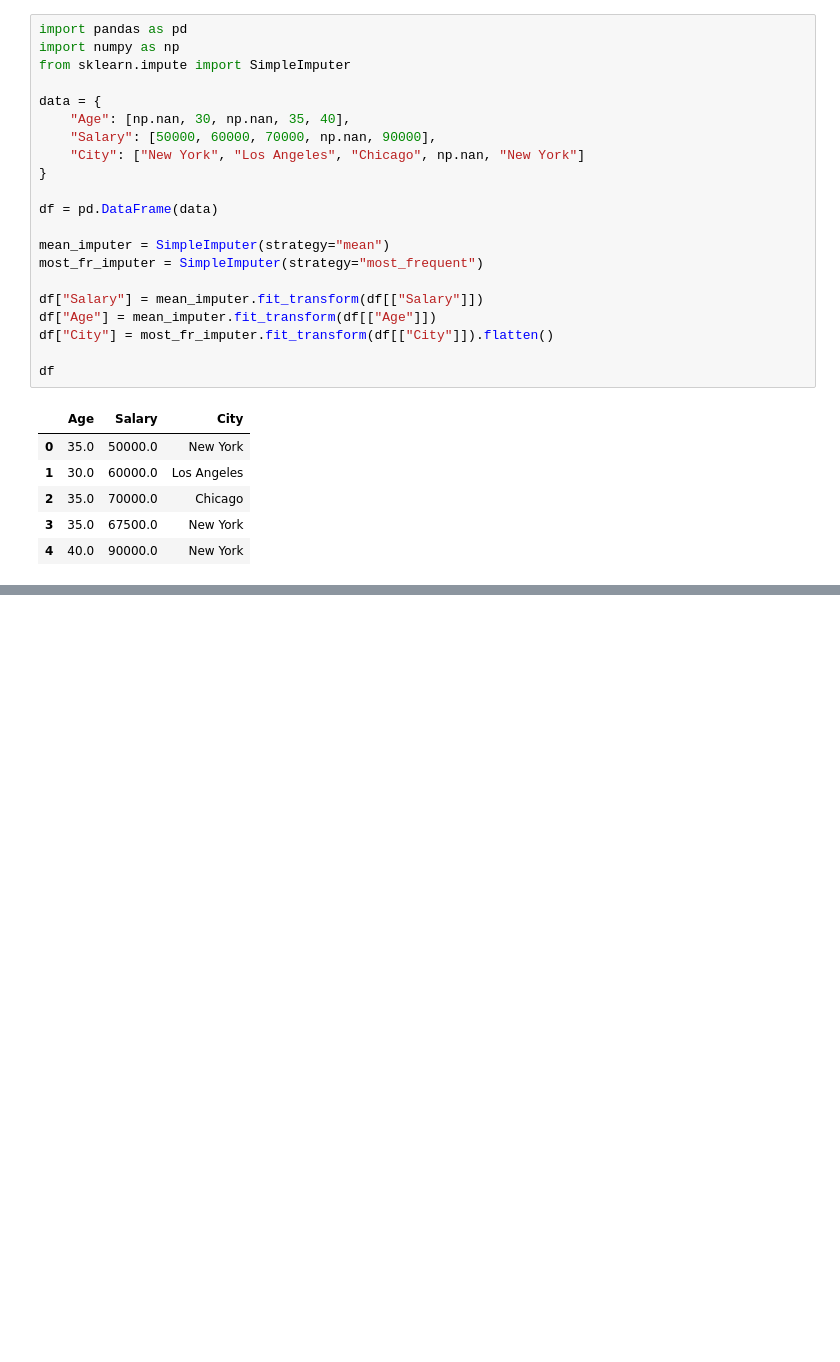
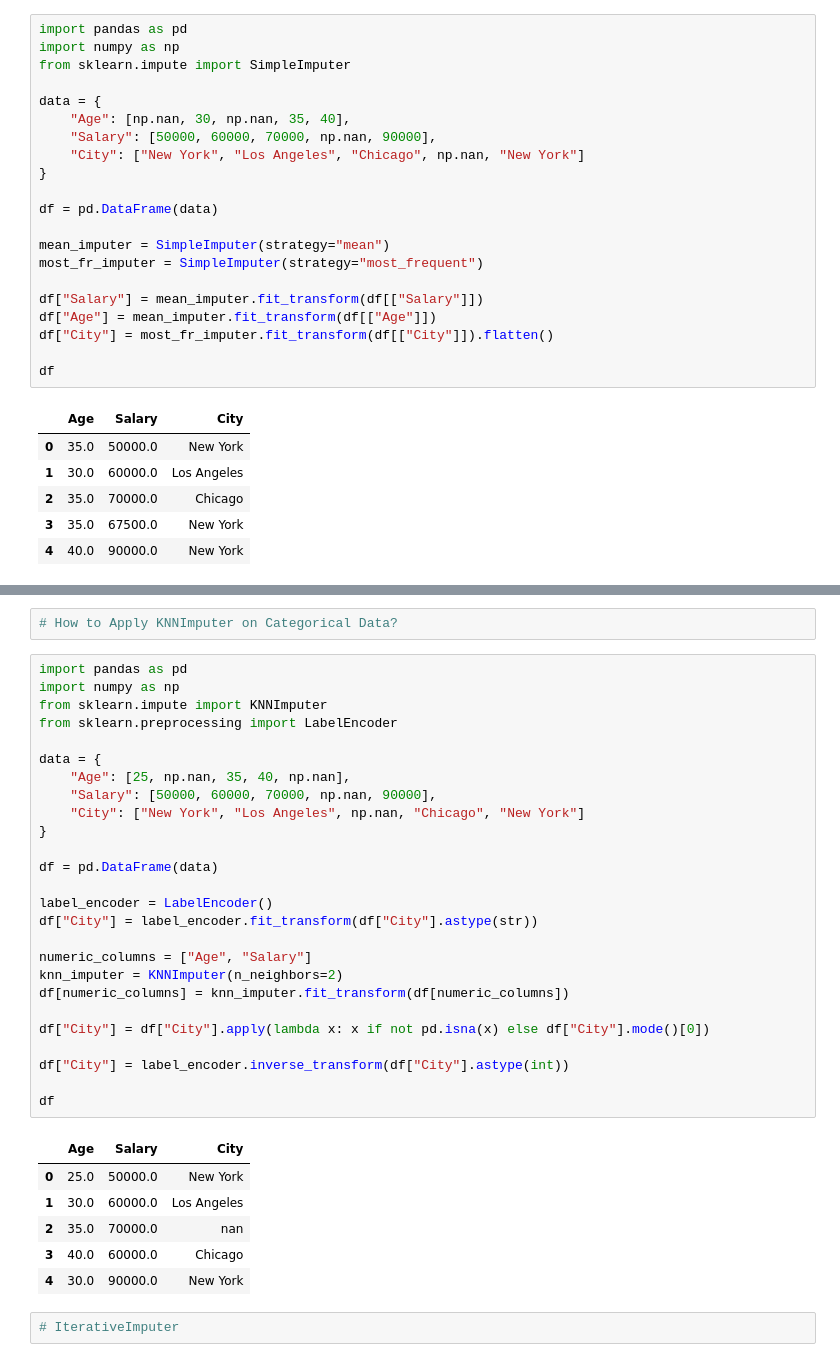
Before and after one commit to Aharv123/Week2-DataScience, a Jupyter notebook: scikit-learn/scikit-learn.ipynb, the cells around one changed output, grey strips where cells are left out. Cells and saved outputs as stored; diff of their text form; blank space fills up the shorter version.

```diff
--- a/scikit-learn/scikit-learn.ipynb
+++ b/scikit-learn/scikit-learn.ipynb
@@ -796,0 +850,37 @@ could not convert string to float: 'A'
+# %%
+# How to Apply KNNImputer on Categorical Data?
+# %%
+import pandas as pd
+import numpy as np
+from sklearn.impute import KNNImputer
+from sklearn.preprocessing import LabelEncoder
+
+data = {
+    "Age": [25, np.nan, 35, 40, np.nan],
+    "Salary": [50000, 60000, 70000, np.nan, 90000],
+    "City": ["New York", "Los Angeles", np.nan, "Chicago", "New York"]
+}
+
+df = pd.DataFrame(data)
+
+label_encoder = LabelEncoder()
+df["City"] = label_encoder.fit_transform(df["City"].astype(str))
+
+numeric_columns = ["Age", "Salary"]
+knn_imputer = KNNImputer(n_neighbors=2)
+df[numeric_columns] = knn_imputer.fit_transform(df[numeric_columns])
+
+df["City"] = df["City"].apply(lambda x: x if not pd.isna(x) else df["City"].mode()[0])
+
+df["City"] = label_encoder.inverse_transform(df["City"].astype(int))
+
+df
+# %% [output]
+|  | Age | Salary | City |
+| 0 | 25.0 | 50000.0 | New York |
+| 1 | 30.0 | 60000.0 | Los Angeles |
+| 2 | 35.0 | 70000.0 | nan |
+| 3 | 40.0 | 60000.0 | Chicago |
+| 4 | 30.0 | 90000.0 | New York |
+# %%
+# IterativeImputer
```
Also changed, not shown: parts of 6 cells of this notebook.
